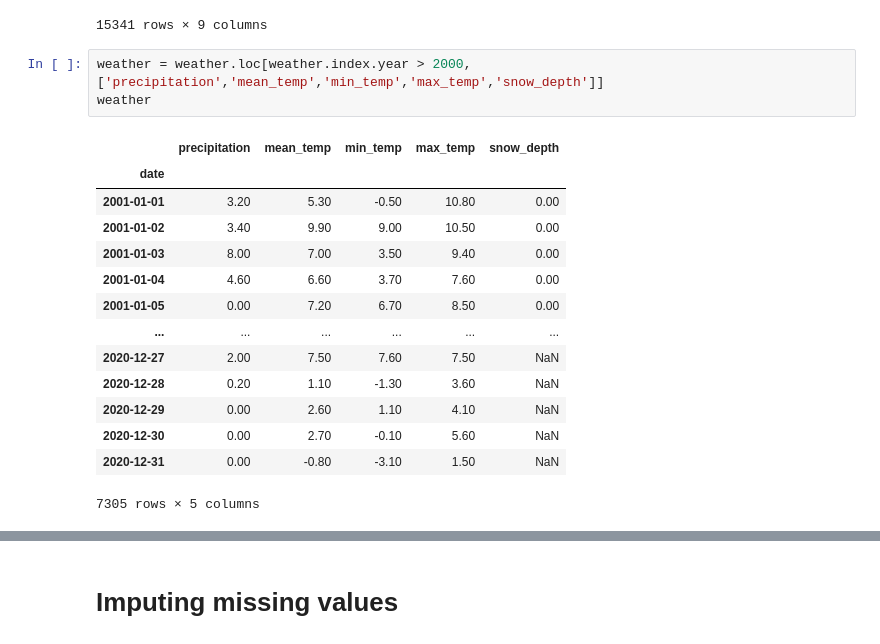
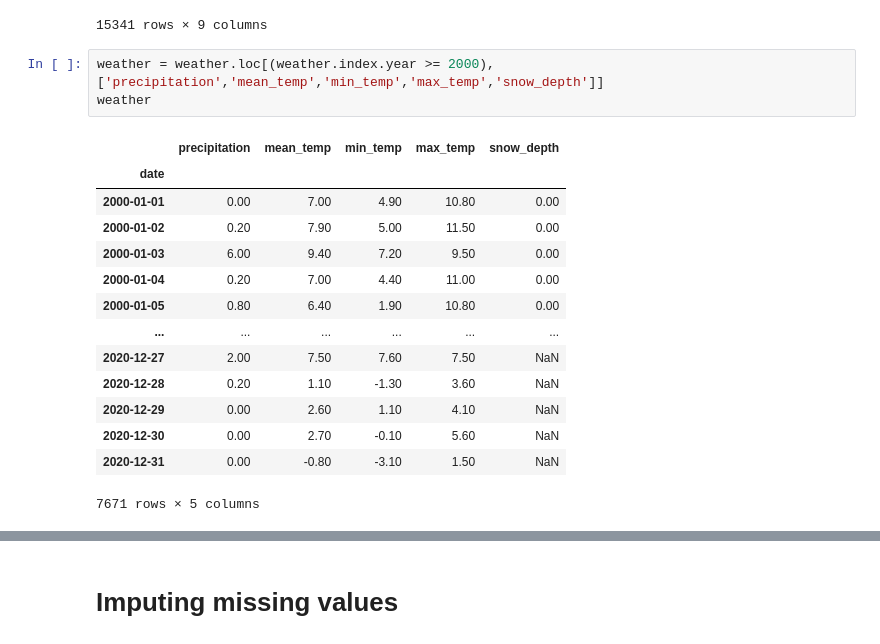
Before and after one commit to aksalas/Resampling-Datetime-Data, a Jupyter notebook: (Core) Resampling Datetime Data.ipynb, the cells around one changed output, grey strips where cells are left out. Saved outputs shown, nothing was run; the diff lists cells and outputs as text.

```diff
--- a/(Core) Resampling Datetime Data.ipynb
+++ b/(Core) Resampling Datetime Data.ipynb
@@ -132,20 +132,20 @@ weather
 | 2020-12-31 | 7.00 | 1.30 | 34.00 | 1.50 | -0.80 | -3.10 | 0.00 | 100,500.00 | ... |
 15341 rows × 9 columns
 # %%
-weather = weather.loc[weather.index.year > 2000, ['precipitation','mean_temp','min_temp','max_temp','snow_depth']]
+weather = weather.loc[(weather.index.year >= 2000), ['precipitation','mean_temp','min_temp','max_temp','snow_depth']]
 weather
 # %% [output]
 |  | precipitation | mean_temp | min_temp | max_temp | snow_depth |
 | date |  |  |  |  |  |
-| 2001-01-01 | 3.20 | 5.30 | -0.50 | 10.80 | 0.00 |
-| 2001-01-02 | 3.40 | 9.90 | 9.00 | 10.50 | 0.00 |
-| 2001-01-03 | 8.00 | 7.00 | 3.50 | 9.40 | 0.00 |
-| 2001-01-04 | 4.60 | 6.60 | 3.70 | 7.60 | 0.00 |
-| 2001-01-05 | 0.00 | 7.20 | 6.70 | 8.50 | 0.00 |
+| 2000-01-01 | 0.00 | 7.00 | 4.90 | 10.80 | 0.00 |
+| 2000-01-02 | 0.20 | 7.90 | 5.00 | 11.50 | 0.00 |
+| 2000-01-03 | 6.00 | 9.40 | 7.20 | 9.50 | 0.00 |
+| 2000-01-04 | 0.20 | 7.00 | 4.40 | 11.00 | 0.00 |
+| 2000-01-05 | 0.80 | 6.40 | 1.90 | 10.80 | 0.00 |
 | ... | ... | ... | ... | ... | ... |
 | 2020-12-27 | 2.00 | 7.50 | 7.60 | 7.50 | NaN |
 | 2020-12-28 | 0.20 | 1.10 | -1.30 | 3.60 | NaN |
 | 2020-12-29 | 0.00 | 2.60 | 1.10 | 4.10 | NaN |
 | 2020-12-30 | 0.00 | 2.70 | -0.10 | 5.60 | NaN |
 | 2020-12-31 | 0.00 | -0.80 | -3.10 | 1.50 | NaN |
-7305 rows × 5 columns
+7671 rows × 5 columns
```
Also changed, not shown: parts of 19 cells of this notebook.
